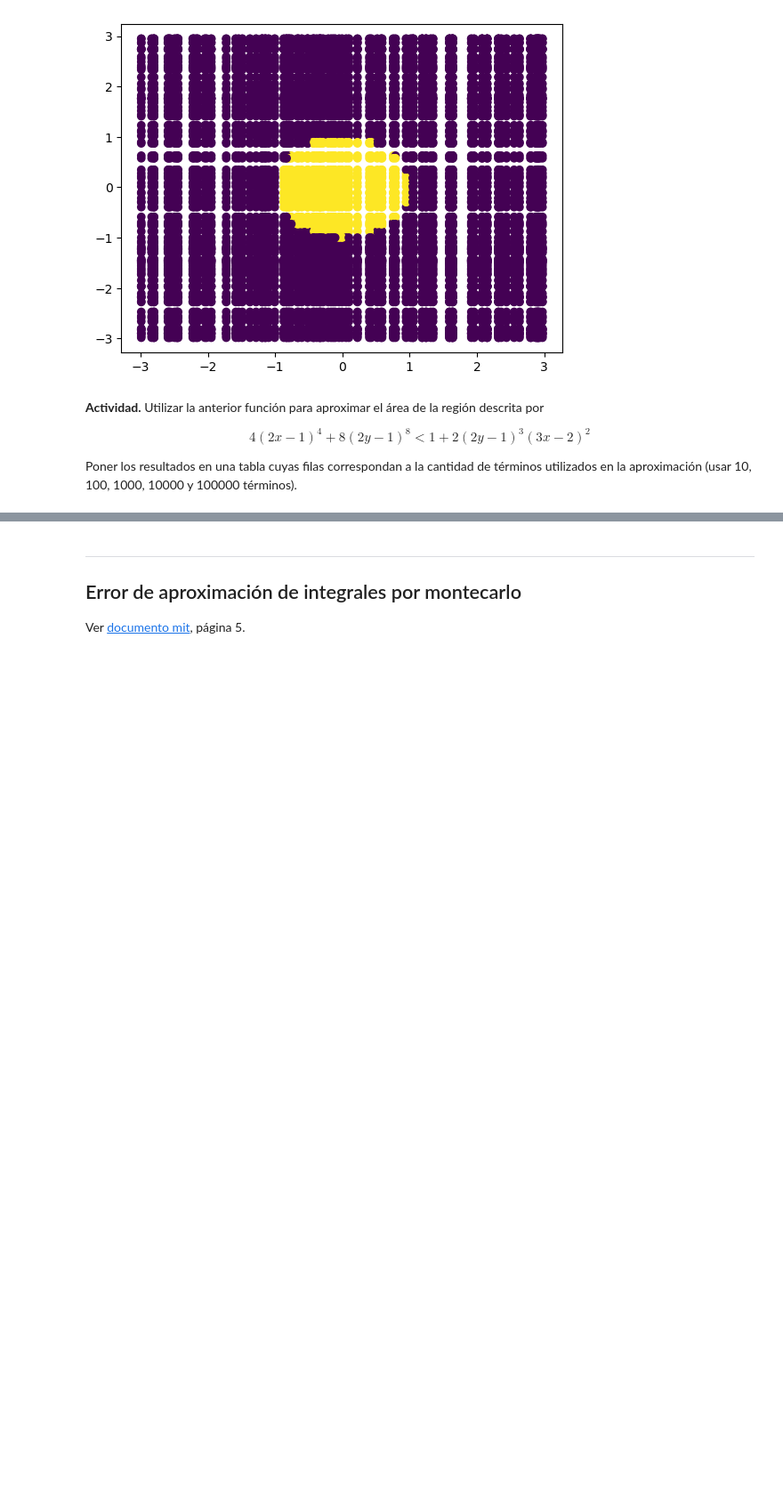
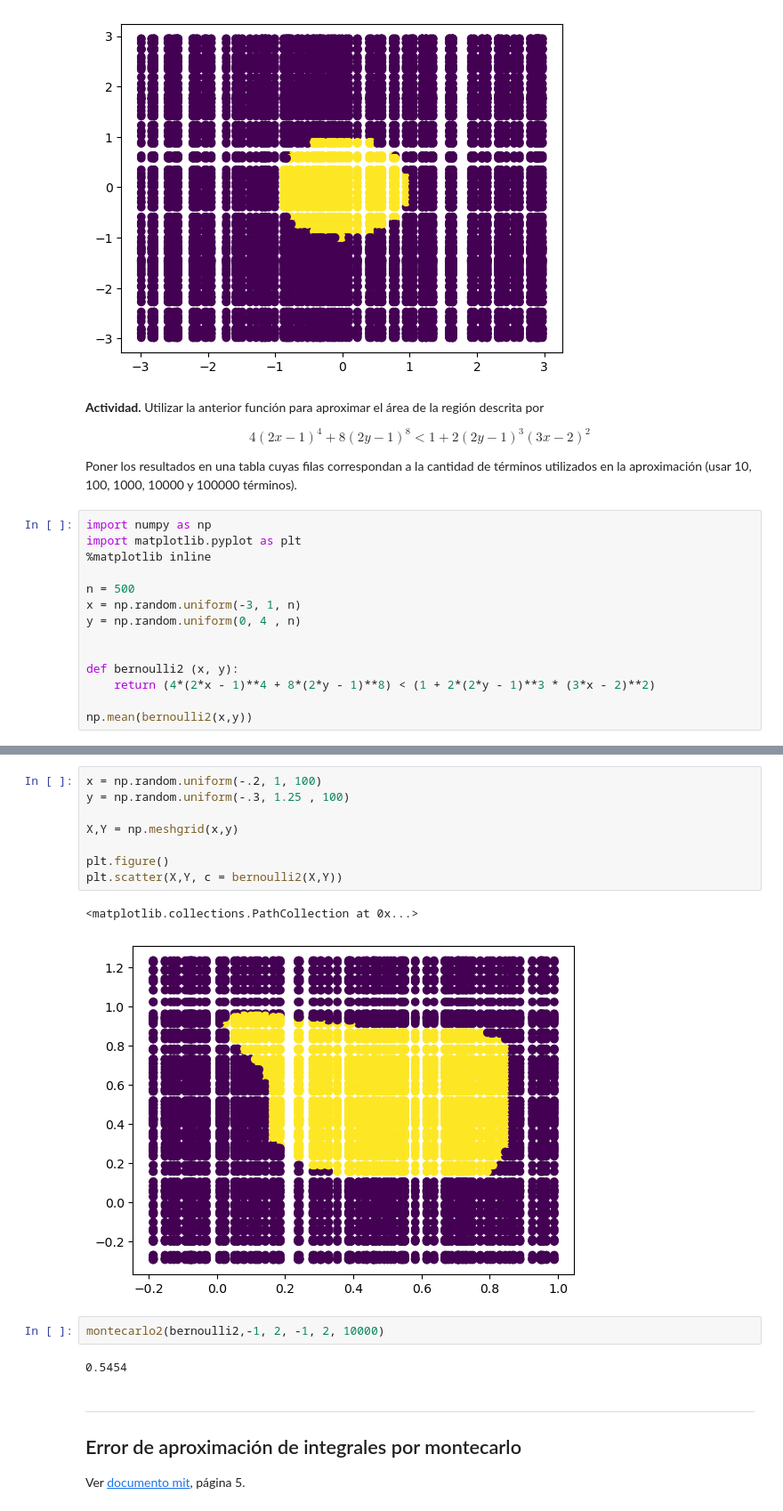
Before and after one commit to DPastranaV/A04, a Jupyter notebook: 03 IntegracionMontecarlo.ipynb, the cells around one changed output, grey strips where cells are left out. Shown: that part at 89% size. Drawn from its saved outputs; the diff is of its cells as text; blank space fills up the shorter version.

```diff
--- a/03 IntegracionMontecarlo.ipynb
+++ b/03 IntegracionMontecarlo.ipynb
@@ -593,3 +595,17 @@ plt.scatter(X, Y, c = bernoulli(X, Y))
 $$4(2x-1)^4+8(2y-1)^8<1+2(2y-1)^3(3x-2)^2$$
 
 Poner los resultados en una tabla cuyas filas correspondan a la cantidad de términos utilizados en la aproximación (usar 10, 100, 1000, 10000 y 100000 términos).
+# %%
+import numpy as np
+import matplotlib.pyplot as plt
+%matplotlib inline
+
+n = 500
+x = np.random.uniform(-3, 1, n)
+y = np.random.uniform(0, 4 , n)
+
+
+def bernoulli2 (x, y):
+    return (4*(2*x - 1)**4 + 8*(2*y - 1)**8) < (1 + 2*(2*y - 1)**3 * (3*x - 2)**2)
+
+np.mean(bernoulli2(x,y))
@@ -596,3 +641,18 @@ Poner los resultados en una tabla cuyas filas correspondan a la cantidad de tér
+# %%
+x = np.random.uniform(-.2, 1, 100)
+y = np.random.uniform(-.3, 1.25 , 100)
+
+X,Y = np.meshgrid(x,y)
+
+plt.figure()
+plt.scatter(X,Y, c = bernoulli2(X,Y))
+# %% [output]
+<matplotlib.collections.PathCollection at 0x...>
+[figure, added]
+# %%
+montecarlo2(bernoulli2,-1, 2, -1, 2, 10000)
+# %% [output]
+0.5454
 # %% [markdown]
 ___
 ## Error de aproximación de integrales por montecarlo
```
Also changed, not shown: parts of 4 cells of this notebook.
